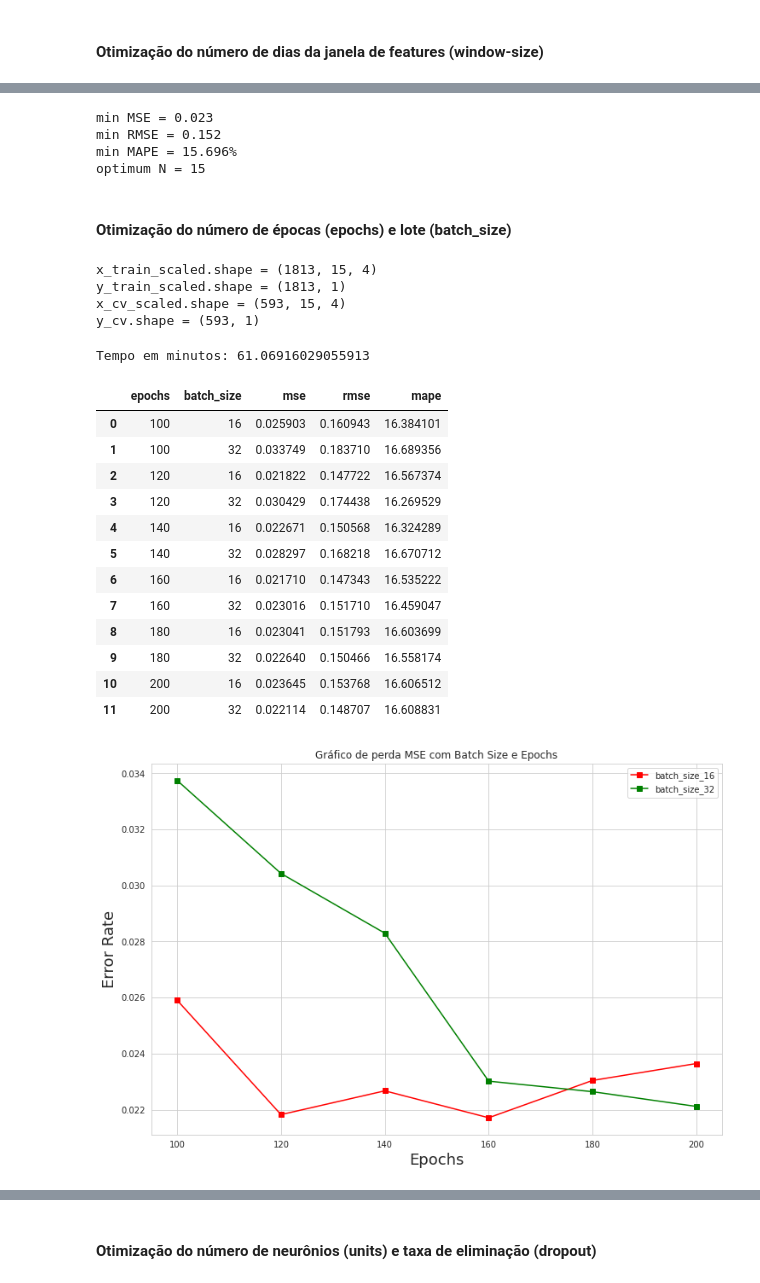
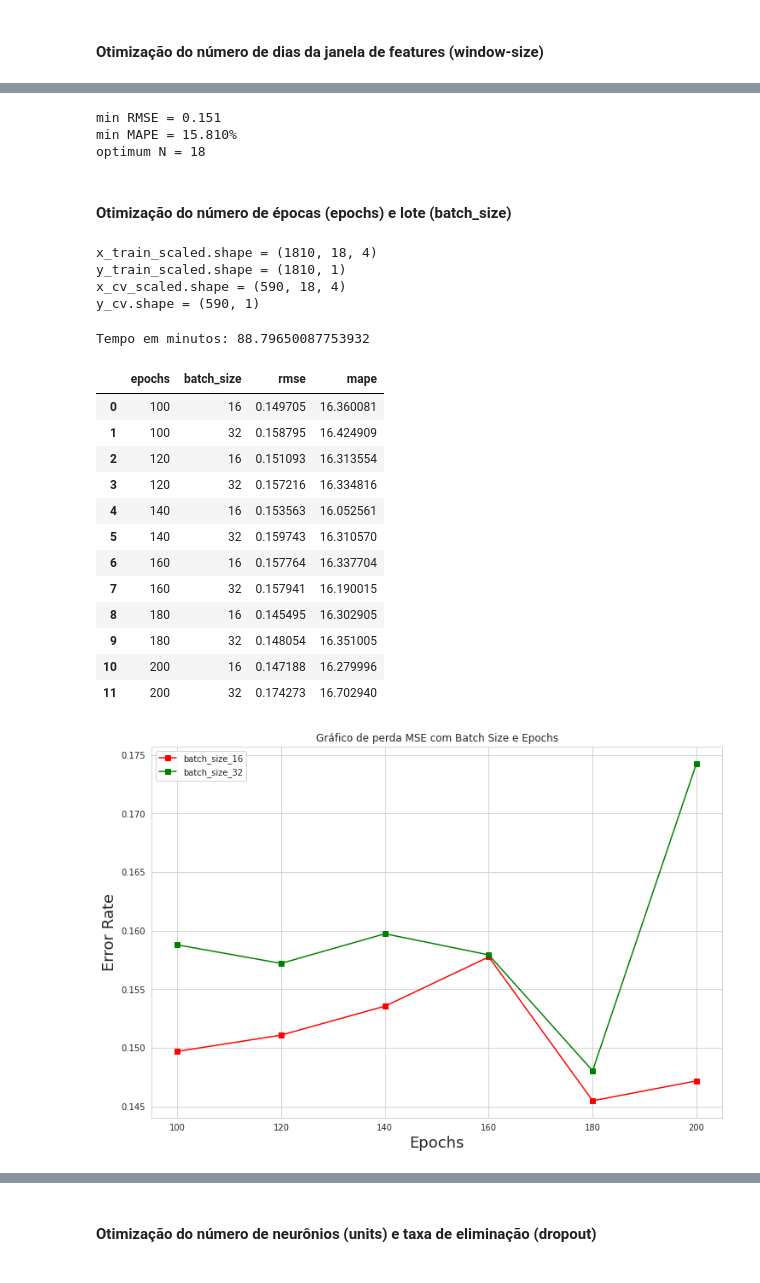
Before and after one commit to czar-rocha/previsao-de-precos-de-commodities-agricolas-atraves-de-redes-neurais-LSTM, a Jupyter notebook: modelo-lstm-multivariado/modelo_lstm_multivariado.ipynb, the cells around one changed output, grey strips where cells are left out. Drawn from its saved outputs; the diff is of its cells as text; code cells hidden in the pictures.

```diff
--- a/modelo-lstm-multivariado/modelo_lstm_multivariado.ipynb
+++ b/modelo-lstm-multivariado/modelo_lstm_multivariado.ipynb
@@ -466,7 +467,8 @@ model = Sequential()
 model.add(LSTM(units=lstm_units, return_sequences=True, input_shape=(x_train_scaled.shape[1], x_train_scaled.shape[2])))
 model.add(Dropout(dropout_prob))
 # Adiciona a segunda camada LSTM e Dropout
-model.add(LSTM(units=lstm_units))
+lstm_units_80_pct = round(lstm_units * 0.8) # definir 80% de neurônios para segunda camada
+model.add(LSTM(units=lstm_units_80_pct))
 model.add(Dropout(dropout_prob))
 # Adiciona a camada de saída
 model.add(Dense(1))
@@ -563,7 +557,7 @@ est_df
 param_label = 'N'
 param_range = range(6, 24, 3)
 
-error_rate = {param_label : [], 'mse': [], 'rmse': [], 'mape': []}
+error_rate = {param_label : [], 'rmse': [], 'mape': []}
 tic = time.time()
 
 for param in tqdm_notebook(param_range):
@@ -571,18 +565,14 @@ for param in tqdm_notebook(param_range):
     # Split train into x and y
     x_train_scaled = get_x(train_scaled, param, param)
     y_train_scaled = train_scaled[param:, 0:1]
-    #print("x_train_scaled.shape = " + str(x_train_scaled.shape))
-    #print("y_train_scaled.shape = " + str(y_train_scaled.shape))
 
     # Split cv into x and y
     x_cv_scaled = get_x(cv_scaled, param, param)
     y_cv = cv.iloc[param:, 0:1].values #só coluna da série alvo
     y_cv_scaled = scaler_y_cv.fit_transform(y_cv)
-    #print("x_cv_scaled.shape = " + str(x_cv_scaled.shape))
-    #print("y_cv.shape = " + str(y_cv.shape))
 
-    # A função abaixo serve para treinar, gerar a previsão e avaliar os resultados através da função de perda
-    mse, rmse, mape, est_N = train_pred_eval_model(x_train_scaled, y_train_scaled,
+    # A função abaixo serve para treinar, gerar previsão e avaliar os resultados através da função de perda
+    rmse, mape, est_N = train_pred_eval_model(x_train_scaled, y_train_scaled,
                                           x_cv_scaled, y_cv, scaler_y_cv,
                                           lstm_units=lstm_units,
                                           dropout_prob=dropout_prob,
@@ -592,7 +582,6 @@ for param in tqdm_notebook(param_range):
 
     # Coleta os resultados
     error_rate[param_label].append(param)
-    error_rate['mse'].append(mse)
     error_rate['rmse'].append(rmse)
     error_rate['mape'].append(mape)
 
@@ -628,16 +617,14 @@ plt.show()
 # %%
-# Get optimum value for param
-temp = error_rate[error_rate['mse'] == error_rate['mse'].min()]
+# Seleciona melhores parâmetros
+temp = error_rate[error_rate['rmse'] == error_rate['rmse'].min()]
 N_opt = temp['N'].values[0]
-print("min MSE = %0.3f" % error_rate['mse'].min())
 print("min RMSE = %0.3f" % error_rate['rmse'].min())
 print("min MAPE = %0.3f%%" % error_rate['mape'].min())
 print("optimum " + param_label + " = " + str(N_opt))
 # %% [output]
-min MSE = 0.023
-min RMSE = 0.152
-min MAPE = 15.696%
-optimum N = 15
+min RMSE = 0.151
+min MAPE = 15.810%
+optimum N = 18
 # %% [markdown]
 #### Otimização do número de épocas (epochs) e lote (batch_size)
 # %%
@@ -660,14 +647,14 @@ y_cv_scaled = scaler_y_cv.fit_transform(y_cv)
 print("x_cv_scaled.shape = " + str(x_cv_scaled.shape))
 print("y_cv.shape = " + str(y_cv.shape))
 
-error_rate = {param_label : [], param_label1: [], 'mse': [], 'rmse': [], 'mape': []}
+error_rate = {param_label : [], param_label1: [], 'rmse': [], 'mape': []}
 tic = time.time()
 
 for epoch in tqdm_notebook(epochs_list):
 
     for batch_len in tqdm_notebook(batch_size_list):
         # train, predict and eval with LSTM model
-        mse, rmse, mape, est_epoc = train_pred_eval_model(x_train_scaled, y_train_scaled,
+        rmse, mape, est_epoc = train_pred_eval_model(x_train_scaled, y_train_scaled,
                                               x_cv_scaled, y_cv, scaler_y_cv,
                                               lstm_units=lstm_units,
                                               dropout_prob=dropout_prob,
@@ -678,7 +665,6 @@ for epoch in tqdm_notebook(epochs_list):
         # Collect results
         error_rate[param_label].append(epoch)
         error_rate[param_label1].append(batch_len)
-        error_rate['mse'].append(mse)
         error_rate['rmse'].append(rmse)
         error_rate['mape'].append(mape)
 
@@ -689,39 +675,39 @@ print('Tempo em minutos: {}'.format((toc - tic) / 60.0))
 error_rate.to_csv("./multivariado_lstm_otimizacao_epochs_batch.csv")
 error_rate
 # %% [output]
-x_train_scaled.shape = (1813, 15, 4)
-y_train_scaled.shape = (1813, 1)
-x_cv_scaled.shape = (593, 15, 4)
-y_cv.shape = (593, 1)
+x_train_scaled.shape = (1810, 18, 4)
+y_train_scaled.shape = (1810, 1)
+x_cv_scaled.shape = (590, 18, 4)
+y_cv.shape = (590, 1)
-Tempo em minutos: 61.06916029055913
+Tempo em minutos: 88.79650087753932
-|  | epochs | batch_size | mse | rmse | mape |
-| 0 | 100 | 16 | 0.025903 | 0.160943 | 16.384101 |
-| 1 | 100 | 32 | 0.033749 | 0.183710 | 16.689356 |
-| 2 | 120 | 16 | 0.021822 | 0.147722 | 16.567374 |
-| 3 | 120 | 32 | 0.030429 | 0.174438 | 16.269529 |
-| 4 | 140 | 16 | 0.022671 | 0.150568 | 16.324289 |
-| 5 | 140 | 32 | 0.028297 | 0.168218 | 16.670712 |
-| 6 | 160 | 16 | 0.021710 | 0.147343 | 16.535222 |
-| 7 | 160 | 32 | 0.023016 | 0.151710 | 16.459047 |
-| 8 | 180 | 16 | 0.023041 | 0.151793 | 16.603699 |
-| 9 | 180 | 32 | 0.022640 | 0.150466 | 16.558174 |
-| 10 | 200 | 16 | 0.023645 | 0.153768 | 16.606512 |
-| 11 | 200 | 32 | 0.022114 | 0.148707 | 16.608831 |
+|  | epochs | batch_size | rmse | mape |
+| 0 | 100 | 16 | 0.149705 | 16.360081 |
+| 1 | 100 | 32 | 0.158795 | 16.424909 |
+| 2 | 120 | 16 | 0.151093 | 16.313554 |
+| 3 | 120 | 32 | 0.157216 | 16.334816 |
+| 4 | 140 | 16 | 0.153563 | 16.052561 |
+| 5 | 140 | 32 | 0.159743 | 16.310570 |
+| 6 | 160 | 16 | 0.157764 | 16.337704 |
+| 7 | 160 | 32 | 0.157941 | 16.190015 |
+| 8 | 180 | 16 | 0.145495 | 16.302905 |
+| 9 | 180 | 32 | 0.148054 | 16.351005 |
+| 10 | 200 | 16 | 0.147188 | 16.279996 |
+| 11 | 200 | 32 | 0.174273 | 16.702940 |
 # %%
-## Plot MSE With Epochs and Batch_size
+## Gárfico RMSE com Épocha e Batch_size
 plt.figure(figsize=(12, 8))
 color_list = ['r', 'g', 'k', 'y', 'm']
 
 for i in range(len(batch_size_list)):
-    plt.plot(epochs_list, error_rate.loc[error_rate[param_label1] == batch_size_list[i], 'mse'],
+    plt.plot(epochs_list, error_rate.loc[error_rate[param_label1] == batch_size_list[i], 'rmse'],
              color_list[i % len(color_list)], marker='s', label='batch_size_' + str(batch_size_list[i]))
 
 plt.xlabel('Epochs', fontsize=18)
 plt.ylabel('Error Rate', fontsize=18)
 plt.title('Gráfico de perda MSE com Batch Size e Epochs')
 plt.grid(True)
 plt.legend()
 plt.show()
 # %% [output]
-[figure, old version]
+[figure, new version]
 # %%
```
Also changed, not shown: parts of 25 cells of this notebook.
